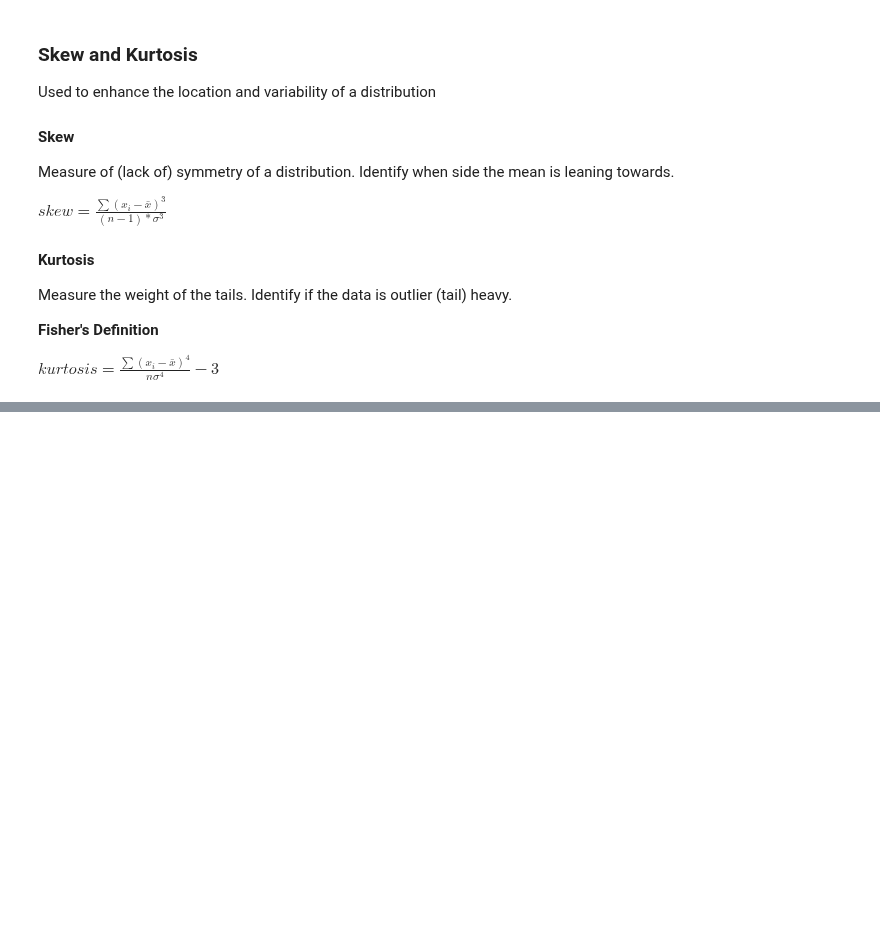
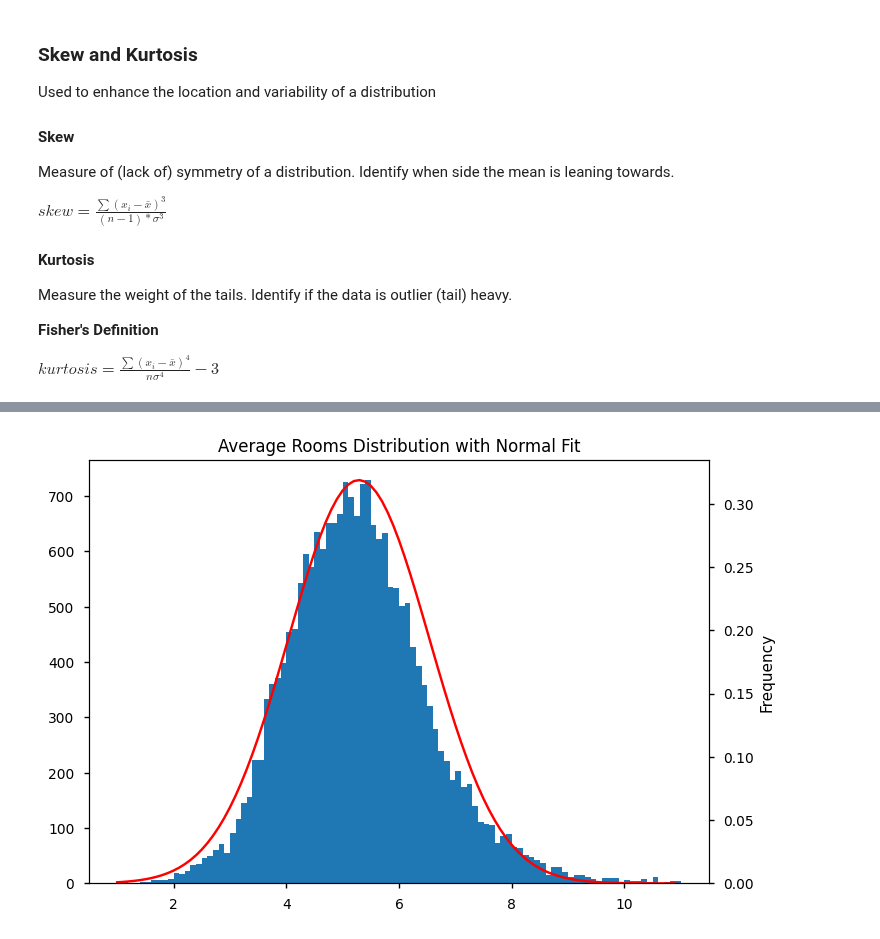
Before and after one commit to punitarani/MAT-494, a Jupyter notebook: 2.2 Probability Distribution.ipynb, the cells around one changed output, grey strips where cells are left out. Cells and saved outputs as stored; diff of their text form; code cells hidden in the pictures; blank space fills up the shorter version.

```diff
--- a/2.2 Probability Distribution.ipynb
+++ b/2.2 Probability Distribution.ipynb
@@ -277,0 +316,27 @@ AveOccup Kurtosis: 1.088
+# %%
+ara, arb = 1, 11
+
+AveRooms_vals = chdf[chdf["AveRooms"].between(ara, arb)]["AveRooms"]
+AveRooms_mean = np.mean(AveRooms_vals)
+AveRooms_std = np.std(AveRooms_vals)
+AveRooms_skew = np.std(AveRooms_vals)
+
+AveRooms_skewed_vals_probs = [
+    solve_norm_pdf(AveRooms_mean, AveRooms_std, val*(arb-ara)/100+1)
+    for val in range(0, 100)
+]
+
+ars_fig, ars_ax = plt.subplots()
+
+ars_ax.hist(AveRooms_vals, bins=100)
+
+ars_ax2 = ars_ax.twinx()
+ars_ax2.plot([val*(arb-ara)/100+1 for val in range(0, 100)], AveRooms_skewed_vals_probs, color="red")
+ars_ax2.set_ylim(bottom=0)
+
+plt.title("Average Rooms Distribution with Normal Fit")
+plt.xlabel("# Rooms")
+plt.ylabel("Frequency")
+plt.show()
+# %% [output]
+[figure, added]
```
Also changed, not shown: parts of 10 cells of this notebook.
